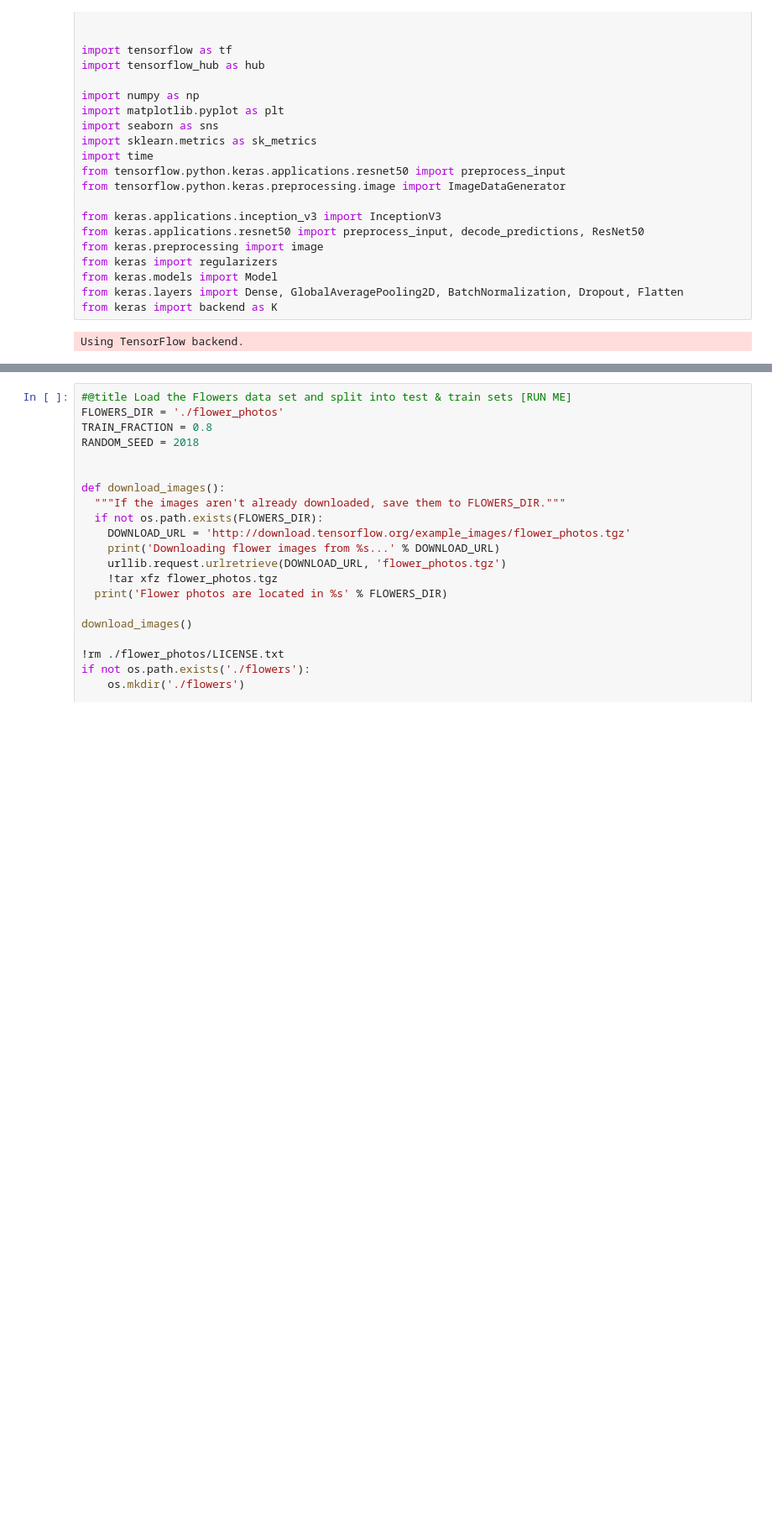
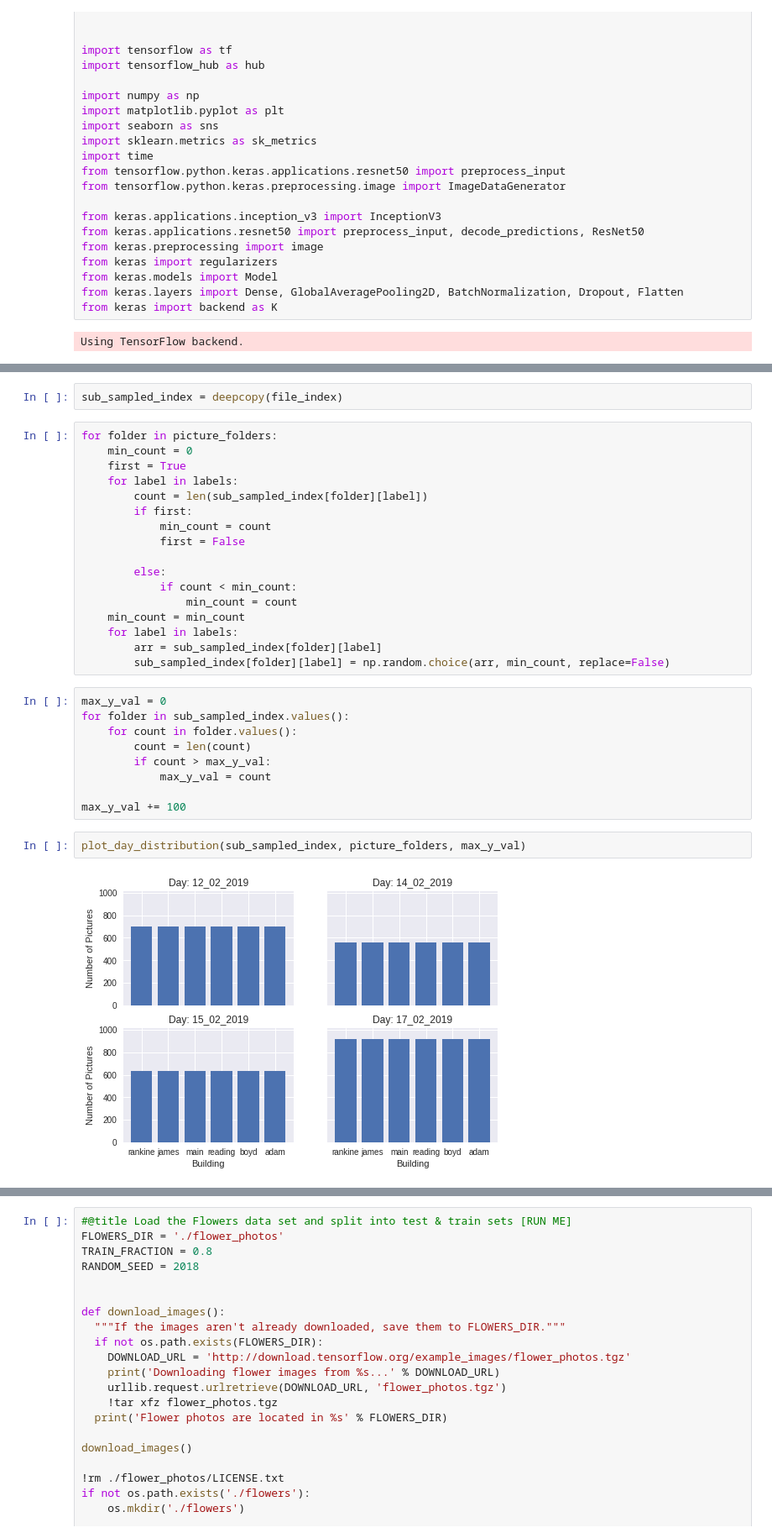
Before and after one commit to Andrew-Mackay/building_classifier, a Jupyter notebook: notebooks/AX-2019.ipynb, the cells around one changed output, grey strips where cells are left out. Shown at 84% size. Saved outputs shown, nothing was run; the diff lists cells and outputs as text; blank space fills up the shorter version.

```diff
--- a/notebooks/AX-2019.ipynb
+++ b/notebooks/AX-2019.ipynb
@@ -179,0 +311,32 @@ Total: 7493
+# %%
+sub_sampled_index = deepcopy(file_index)
+# %%
+for folder in picture_folders:
+    min_count = 0
+    first = True
+    for label in labels:
+        count = len(sub_sampled_index[folder][label])
+        if first:
+            min_count = count
+            first = False
+
+        else:
+            if count < min_count:
+                min_count = count
+    min_count = min_count
+    for label in labels:
+        arr = sub_sampled_index[folder][label]
+        sub_sampled_index[folder][label] = np.random.choice(arr, min_count, replace=False)
+# %%
+max_y_val = 0
+for folder in sub_sampled_index.values():
+    for count in folder.values():
+        count = len(count)
+        if count > max_y_val:
+            max_y_val = count
+
+max_y_val += 100
+# %%
+plot_day_distribution(sub_sampled_index, picture_folders, max_y_val)
+# %% [output]
+[figure, added]
```
Also changed, not shown: parts of 51 cells of this notebook.
